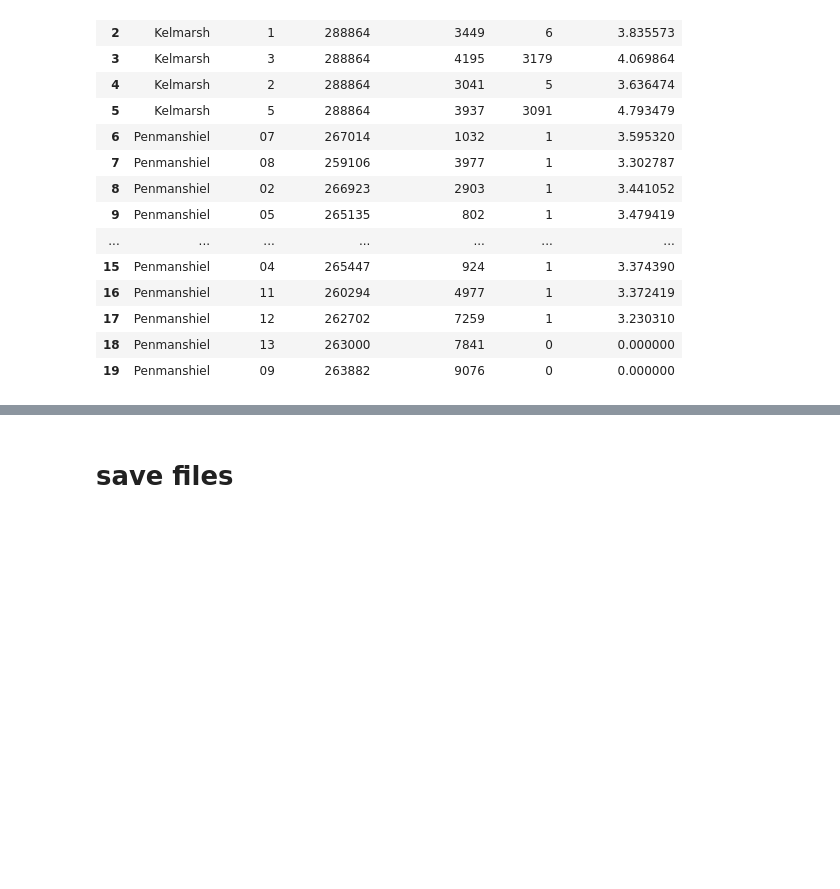
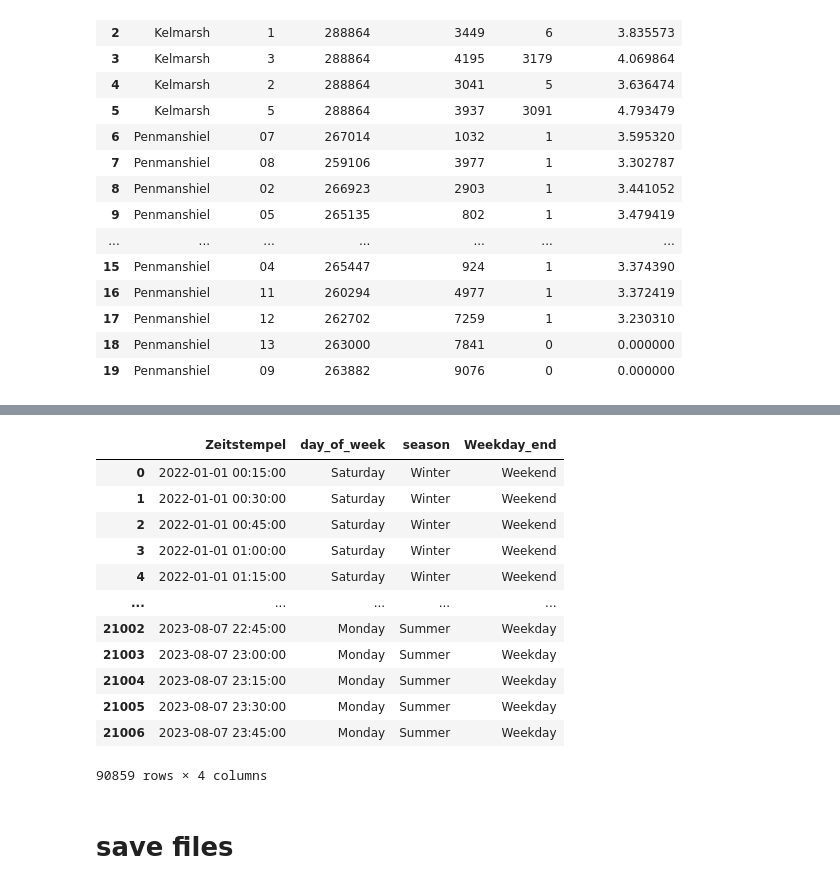
Before and after one commit to janbesler/Masterarbeit, a Jupyter notebook: src/0_Data_Pipeline.ipynb, the cells around one changed output, grey strips where cells are left out. Saved outputs shown, nothing was run; the diff lists cells and outputs as text; code cells hidden in the pictures; blank space fills up the shorter version.

Commit message:
feature engineering - time

```diff
--- a/src/0_Data_Pipeline.ipynb
+++ b/src/0_Data_Pipeline.ipynb
@@ -151,4 +154,17 @@ ENIT_df.columns = ENIT_df.columns.str.replace('Wirkarbeit (Bezug) ', '').str.str
 ENIT_df['1.8 - Residual'] = ENIT_df.iloc[:, 1] - ENIT_df.iloc[:, 2:8].sum(axis=1)
 ENIT_df['2.7 - Residual'] = ENIT_df.iloc[:, 9] - ENIT_df.iloc[:, 10:15].sum(axis=1)
 ENIT_df['0.1 - Residual'] = ENIT_df.iloc[:, 16] - ENIT_df.iloc[:, 1] - ENIT_df.iloc[:, 9]
+
+# change time to dateformat
+ENIT_df['Zeitstempel'] = pd.to_datetime(ENIT_df['Zeitstempel'], format='%d.%m.%Y %H:%M:%S')
+
+# reset index
+ENIT_df = ENIT_df.reset_index(drop=True)
+# %%
+# data as dict with each company as a key
+FraunhoferData = {
+    'Hiller': ENIT_df
+}
+
+del ENIT_df
 # %%
@@ -376,3 +428,49 @@ summary_df
+# %%
+def time_features(df: pd.DataFrame, state: str = None) -> pd.DataFrame:
+    # Ensure the eitstempel column is a datetime object
+    df['Zeitstempel'] = pd.to_datetime(df['Zeitstempel'], format='%d.%m.%Y %H:%M:%S')
+
+    # Add day of the week column
+    df['day_of_week'] = df['Zeitstempel'].dt.day_name()
+
+    # Add season column based on month
+    def get_season(month):
+        if 3 <= month <= 5:
+            return "Spring"
+        elif 6 <= month <= 8:
+            return "Summer"
+        elif 9 <= month <= 11:
+            return "Autumn"
+        else:
+            return "Winter"
+
+    df['season'] = df['Zeitstempel'].dt.month.apply(get_season)
+
+    # Get German public holidays for recent years, including regional holidays for specified state
+    years_to_consider = list(range(df['Zeitstempel'].dt.year.min(), df['Zeitstempel'].dt.year.max() + 1))
+    german_holidays = holidays.Germany(years=years_to_consider, prov=state)
+
+    # Create a new column indicating whether the date is a public holiday or weekend
+    df['Weekday_end'] = df.apply(lambda row: "Weekend" if row['Zeitstempel'].date() in german_holidays or row['day_of_week'] in ['Saturday', 'Sunday'] else "Weekday", axis=1)
+
+    return df
+
+# Call the function with Bavaria as the state
+time_features(FraunhoferData['Hiller'], "BY")[['Zeitstempel', 'day_of_week', 'season', 'Weekday_end']].head()
+# %% [output]
+|  | Zeitstempel | day_of_week | season | Weekday_end |
+| 0 | 2022-01-01 00:15:00 | Saturday | Winter | Weekend |
+| 1 | 2022-01-01 00:30:00 | Saturday | Winter | Weekend |
+| 2 | 2022-01-01 00:45:00 | Saturday | Winter | Weekend |
+| 3 | 2022-01-01 01:00:00 | Saturday | Winter | Weekend |
+| 4 | 2022-01-01 01:15:00 | Saturday | Winter | Weekend |
+| ... | ... | ... | ... | ... |
+| 21002 | 2023-08-07 22:45:00 | Monday | Summer | Weekday |
+| 21003 | 2023-08-07 23:00:00 | Monday | Summer | Weekday |
+| 21004 | 2023-08-07 23:15:00 | Monday | Summer | Weekday |
+| 21005 | 2023-08-07 23:30:00 | Monday | Summer | Weekday |
+| 21006 | 2023-08-07 23:45:00 | Monday | Summer | Weekday |
+90859 rows × 4 columns
 # %% [markdown]
 # save files
 # %%
```
Also changed, not shown: parts of 16 cells of this notebook.
